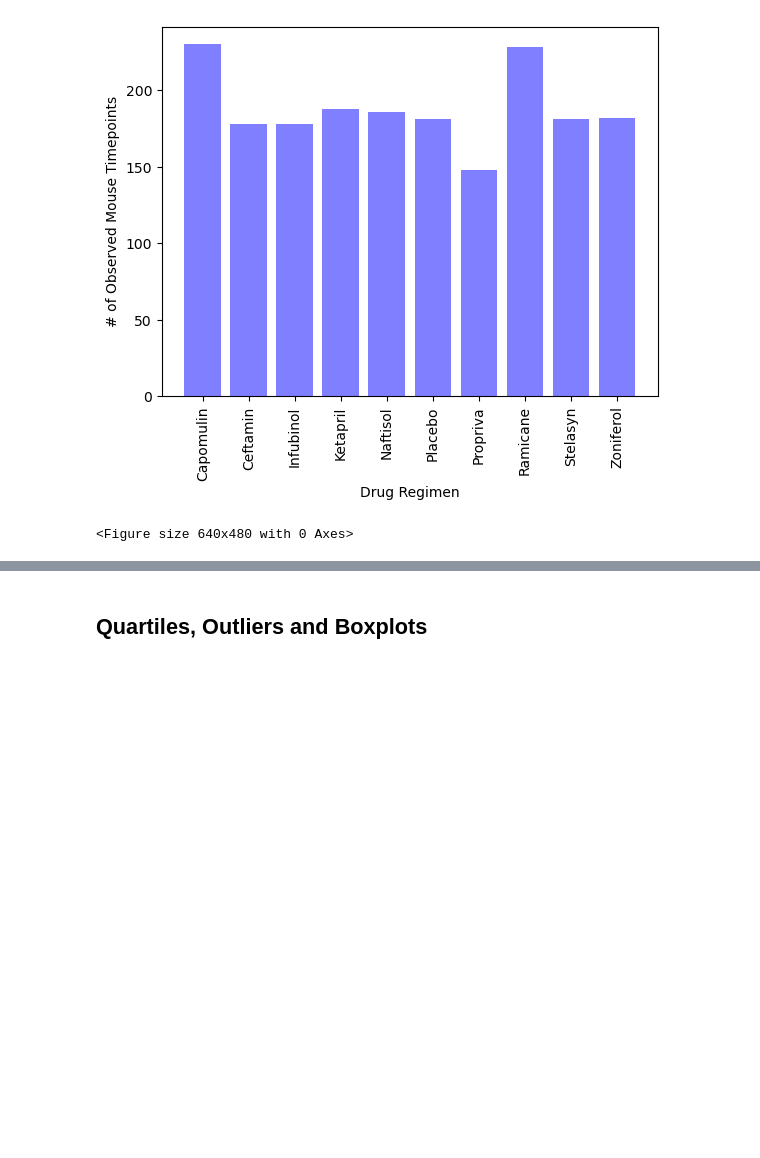
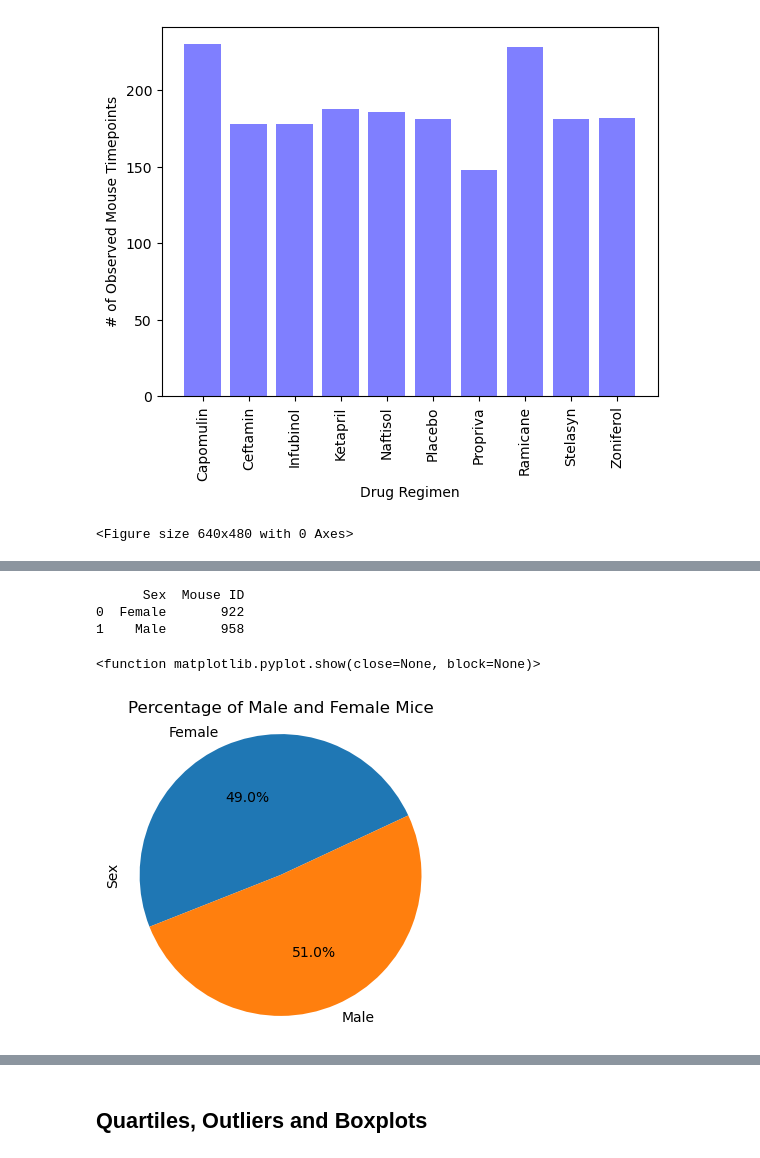
Before and after one commit to AdalbertPayan/matplotlib_challenge, a Jupyter notebook: Starter_Code/Pymaceuticals/pymaceuticals_starter.ipynb, the cells around one changed output, grey strips where cells are left out. Drawn from its saved outputs; the diff is of its cells as text; code cells hidden in the pictures; blank space fills up the shorter version.

```diff
--- a/Starter_Code/Pymaceuticals/pymaceuticals_starter.ipynb
+++ b/Starter_Code/Pymaceuticals/pymaceuticals_starter.ipynb
@@ -218,0 +215,30 @@ plt.tight_layout()
+# %%
+# Generate a pie plot showing the distribution of female versus male mice using Pandas
+# generate a dataframe for gender distribution among mice
+
+#import pandas as pd
+#import matplotlib.pyplot as plt
+
+#mouse_gender = {'Sex': ['Male', 'Female'],
+                #'Percentage': [51, 49]}
+mouse_gender = mouse_data_complete.groupby('Sex').count()[['Mouse ID']]
+mouse_gender = mouse_gender.reset_index()
+
+print(mouse_gender)
+#create data frame from data above
+mouse_metadata = pd.DataFrame(mouse_gender)
+
+# plot pie chart using pandas
+plt.figure(figsize=(4, 4))
+plt.pie(mouse_gender['Mouse ID'], labels=mouse_gender['Sex'], autopct='%1.1f%%', startangle=25)
+plt.ylabel('Sex')
+# label the pie chart
+plt.title('Percentage of Male and Female Mice')
+plt.axis('equal')
+plt.show
+# %% [output]
+      Sex  Mouse ID
+0  Female       922
+1    Male       958
+<function matplotlib.pyplot.show(close=None, block=None)>
+[figure, added]
```
Also changed, not shown: parts of 7 cells of this notebook, 2 other files.
